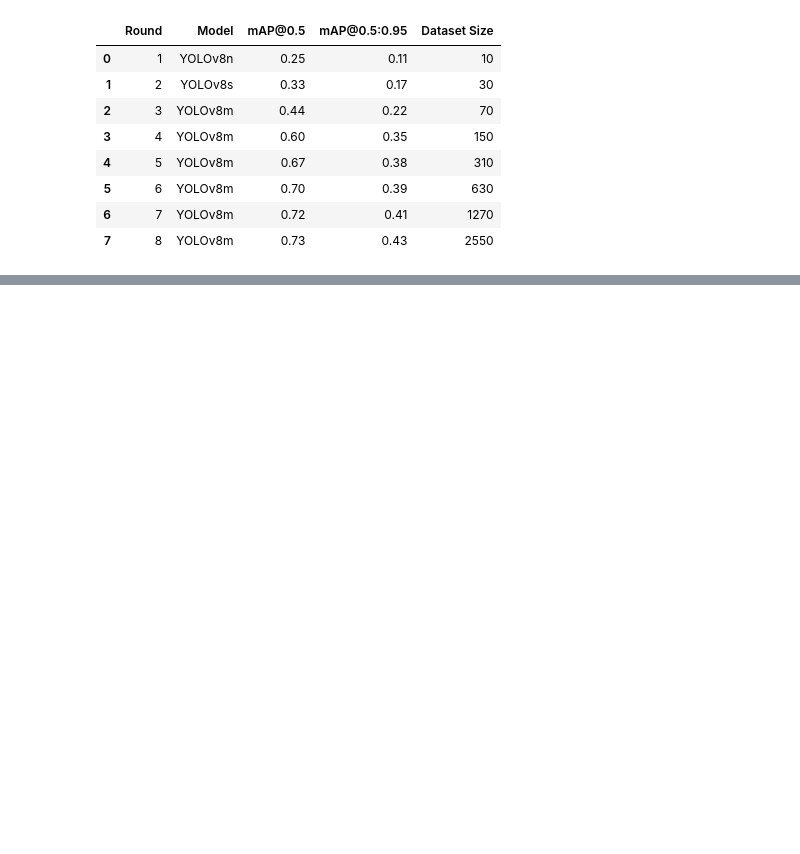
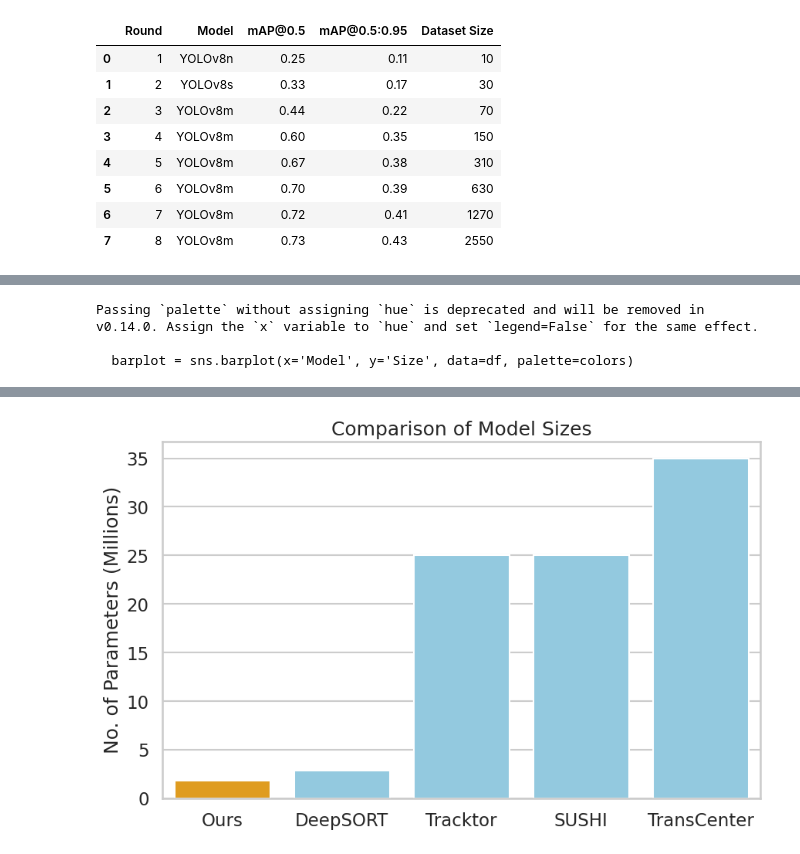
Before and after one commit to UGA-BSAIL/cotton_flower_mot, a Jupyter notebook: notebooks/generate_figures.ipynb, the cells around one changed output, grey strips where cells are left out. Saved outputs shown, nothing was run; the diff lists cells and outputs as text; code cells hidden in the pictures; blank space fills up the shorter version.

```diff
--- a/notebooks/generate_figures.ipynb
+++ b/notebooks/generate_figures.ipynb
@@ -379,0 +374,28 @@ plt.show()
+# %%
+number_of_parameters = pd.Series(data={"Ours": 1.8, "DeepSORT": 2.8, "Tracktor": 25, "SUSHI": 25, "TransCenter": 35})
+
+# Convert the series to a DataFrame
+df = number_of_parameters.reset_index()
+df.columns = ['Model', 'Size']
+
+# Set the colors.
+colors = ['skyblue'] * len(df)
+# Make the "Ours" column stand out.
+specific_bar_index = df[df['Model'] == 'Ours'].index[0]
+colors[specific_bar_index] = 'orange'
+
+# Create the bar plot
+plt.figure(figsize=(10, 6))
+barplot = sns.barplot(x='Model', y='Size', data=df, palette=colors)
+
+# Set labels and title
+barplot.set_xlabel('')
+barplot.set_ylabel('No. of Parameters (Millions)')
+plt.title('Comparison of Model Sizes')
+
+# Show the plot
+plt.show()
+# %% [output]
+Passing `palette` without assigning `hue` is deprecated and will be removed in v0.14.0. Assign the `x` variable to `hue` and set `legend=False` for the same effect.
+
+  barplot = sns.barplot(x='Model', y='Size', data=df, palette=colors)
@@ -379,0 +403 @@ plt.show()
+[figure, added]
```
Also changed, not shown: parts of 16 cells of this notebook, 9 other files.
